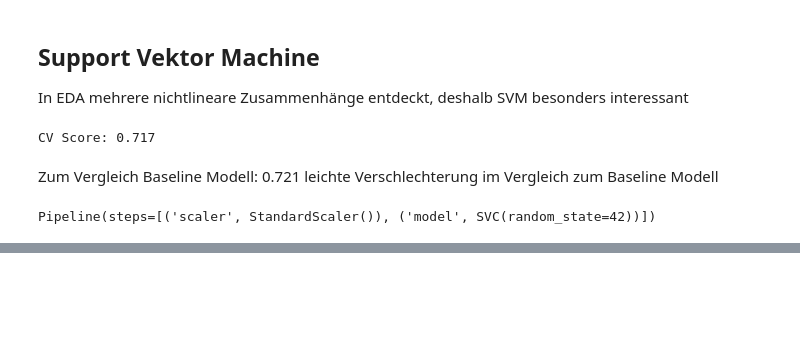
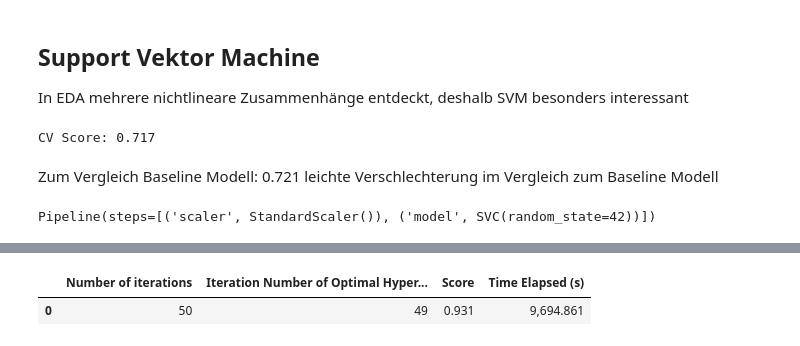
Before and after one commit to k-skupin/MAGIC-Gamma-Telescope, a Jupyter notebook: notebooks/Gamma_models.ipynb, the cells around one changed output, grey strips where cells are left out. Cells and saved outputs as stored; diff of their text form; code cells hidden in the pictures; blank space fills up the shorter version.

```diff
--- a/notebooks/Gamma_models.ipynb
+++ b/notebooks/Gamma_models.ipynb
@@ -720,0 +1216,6 @@ results_bayesian_log_reg = pd.DataFrame([values_bayesian_log_reg], columns = ['N
+# %%
+# Ausgabe des Ergebnisses
+results_bayesian_rf_2
+# %% [output]
+|  | Number of iterations | Iteration Number of Optimal Hyper... | Score | Time Elapsed (s) |
+| 0 | 50 | 49 | 0.931 | 9,694.861 |
```
Also changed, not shown: parts of 37 cells of this notebook, 5 other files.
